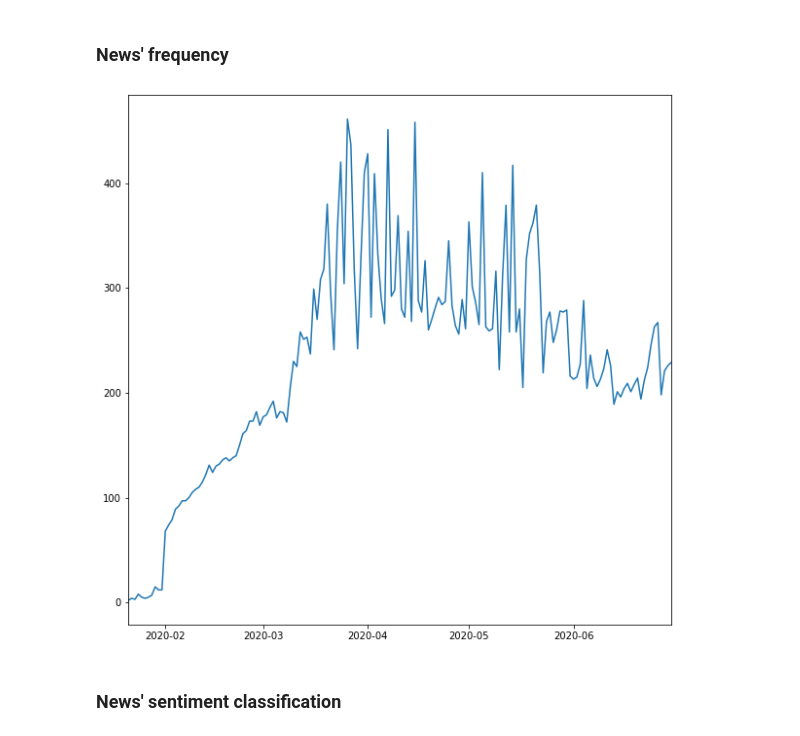
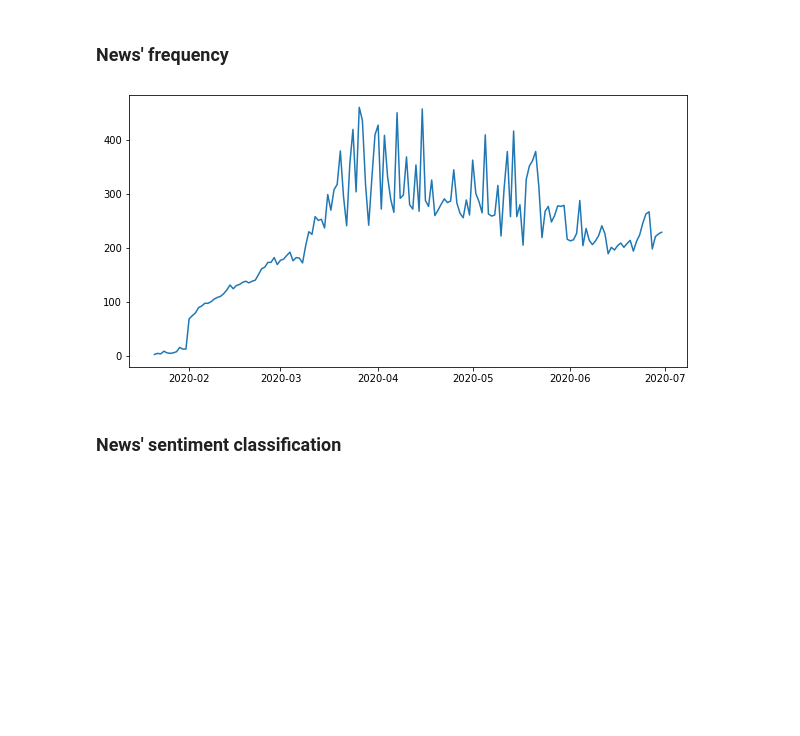
Before and after one commit to dssg-pt/miniproject-sentimentanalysis-covid, a Jupyter notebook: notebooks/news_classification_analysis.ipynb, the cells around one changed output. Drawn from its saved outputs; the diff is of its cells as text; code cells hidden in the pictures; blank space fills up the shorter version.

```diff
--- a/notebooks/news_classification_analysis.ipynb
+++ b/notebooks/news_classification_analysis.ipynb
@@ -111,3 +113,6 @@ df["data"] = pd.to_datetime(df["data"], errors = "coerce")
+# %%
+plot_size = (10, 5)
+plot_counter = 0
 # %% [markdown]
 #### Score's Distribution
 # %%
@@ -123,12 +130,11 @@ Text(0.5, 1.0, "description's score distribution")
 # %% [markdown]
 ### News' frequency
 # %%
-df["data"].dt.date.value_counts().sort_index().plot(kind="line", figsize=(10,10))
-
-
+plt.figure(plot_counter + 1, plot_size)
+df["data"].dt.date.value_counts().sort_index().plot(kind="line")
 plt.show()
 # %% [output]
-[figure, old version]
+[figure, new version]
 # %% [markdown]
 ### News' sentiment classification
 # %% [markdown]
```
Also changed, not shown: parts of 17 cells of this notebook, 1 other file.
